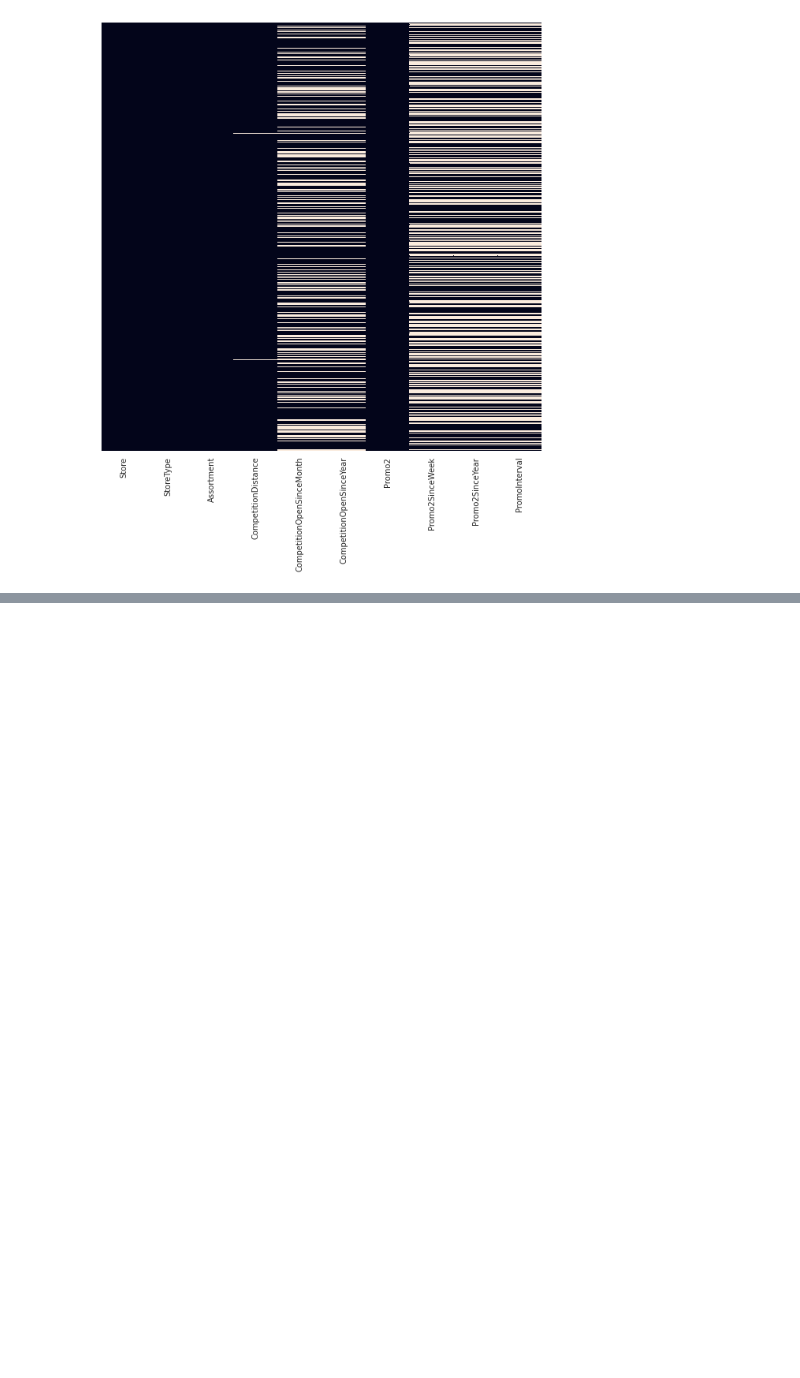
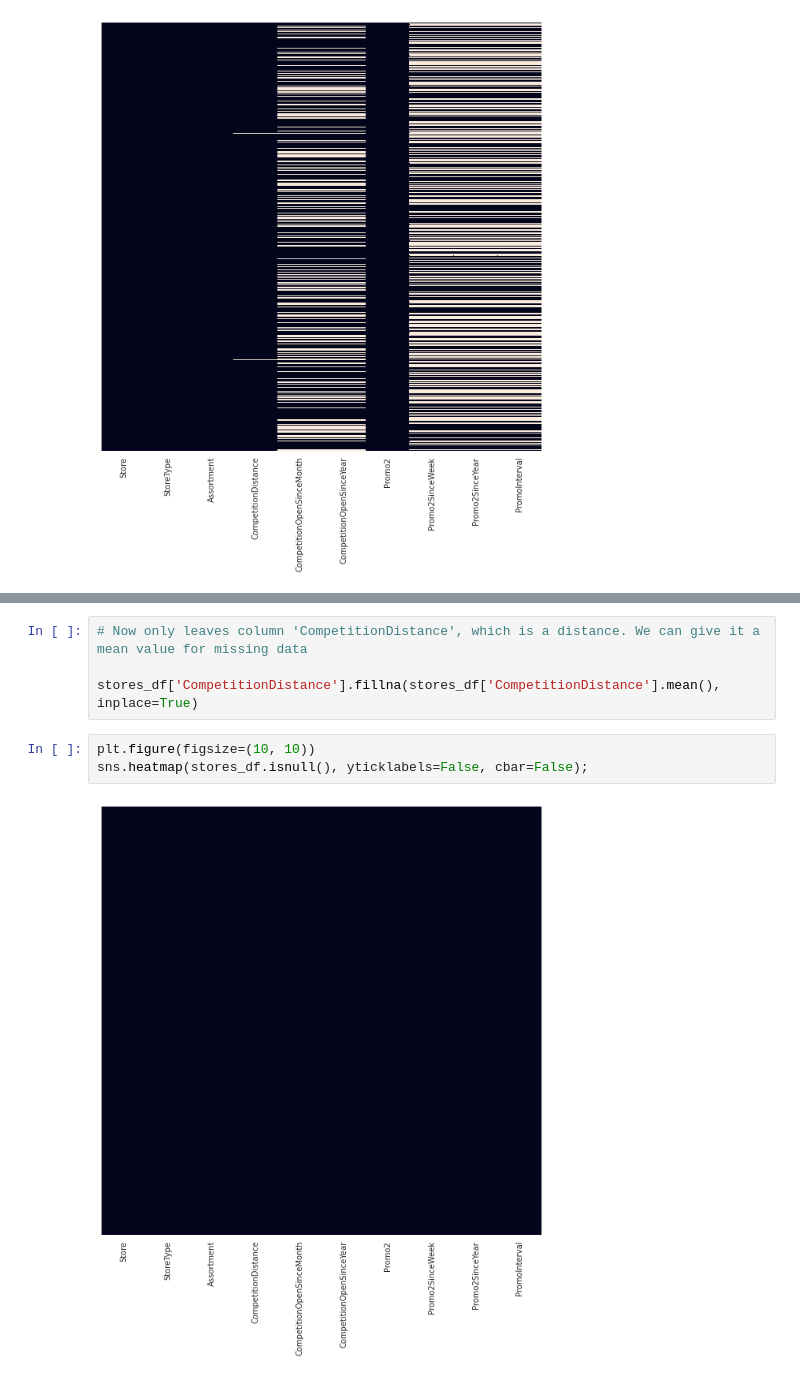
Before and after one commit to ZhuoquanChen/Data-Science-Projects, a Jupyter notebook: Future_Sales__Forecasting.ipynb, the cells around one changed output, grey strips where cells are left out. Saved outputs shown, nothing was run; the diff lists cells and outputs as text; blank space fills up the shorter version.

```diff
--- a/Future_Sales__Forecasting.ipynb
+++ b/Future_Sales__Forecasting.ipynb
@@ -289,0 +346,9 @@ sns.heatmap(stores_df.isnull(), yticklabels=False, cbar=False);
+# %%
+# Now only leaves column 'CompetitionDistance', which is a distance. We can give it a mean value for missing data
+
+stores_df['CompetitionDistance'].fillna(stores_df['CompetitionDistance'].mean(), inplace=True)
+# %%
+plt.figure(figsize=(10, 10))
+sns.heatmap(stores_df.isnull(), yticklabels=False, cbar=False);
+# %% [output]
+[figure, added]
```
Also changed, not shown: parts of 26 cells of this notebook.
